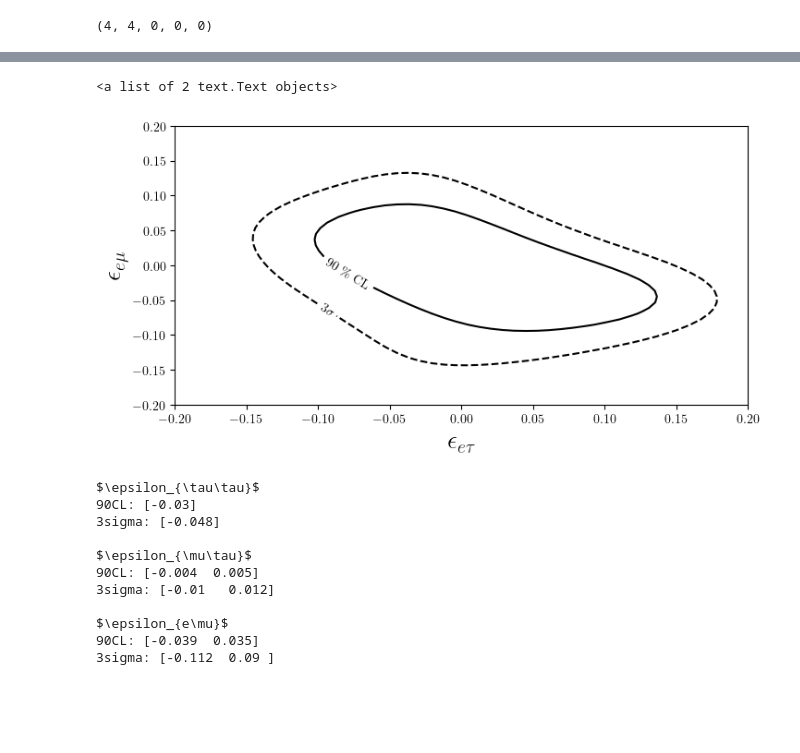
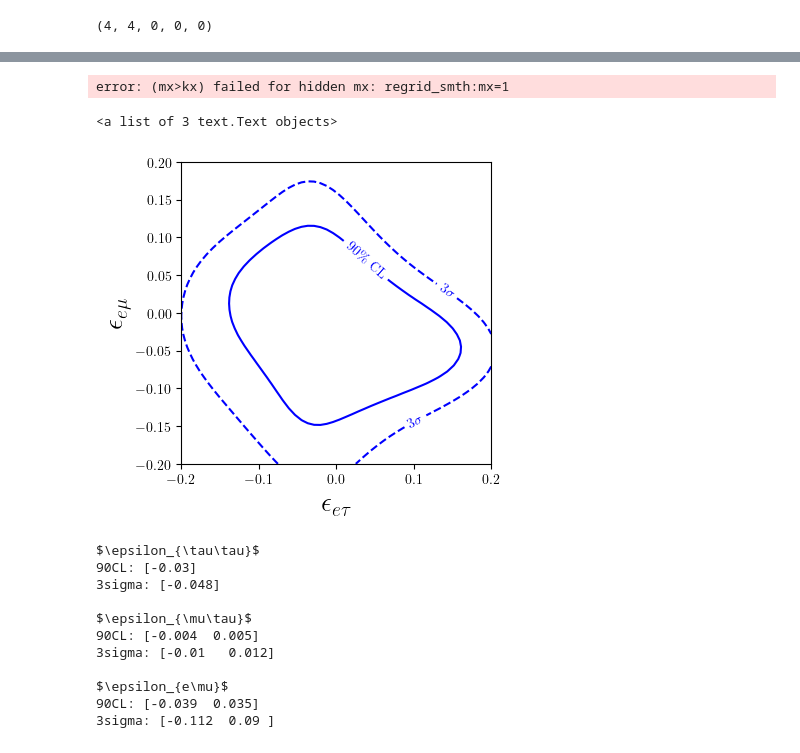
Before and after one commit to Sjoeborg/thesis, a Jupyter notebook: notebooks/PINGU/analysis.ipynb, the cells around one changed output, grey strips where cells are left out. Cells and saved outputs as stored; diff of their text form; code cells hidden in the pictures; blank space fills up the shorter version.

```diff
--- a/notebooks/PINGU/analysis.ipynb
+++ b/notebooks/PINGU/analysis.ipynb
@@ -71,7 +67,7 @@ H0 = pickle.load(open(f'./pre_computed/H0_{ordering}_PINGU.p','rb'))*livetime
 # %%
 sigma_a = 0.25
 sigma_b = 0.04
-f = 0#.05
+f = 0.05
 chisq,  best_fit_index = get_deltachi([H for H in H1],H0,0,[sigma_a,sigma_b],f,x0=[1,0])
 
 reshaped_chisq = chisq.reshape(len(eet_range),
@@ -124,32 +108,48 @@ ax.legend()
+# %%
+from scipy.interpolate import RectBivariateSpline
+emt_ett = marginalized_deltachi[:,:,0,0]
+spl = RectBivariateSpline(emt_range,ett_range,emt_ett)
+ett_fine = np.linspace(ett_range.min(),ett_range.max(),50)
+emt_fine = np.linspace(emt_range.min(),emt_range.max(),50)
+y2 = spl(emt_fine, ett_fine)
+fig, ax = plt.subplots(1,1,figsize=(4,4))
+
+im = ax.contour(emt_fine,ett_fine,y2, levels=[chi2.ppf(0.9,2),chi2.ppf(0.9973,2)],colors=['b','b'], linestyles = ['solid','dashed'])
+ax.set_xlabel(r'$\epsilon_{\mu\tau}$', fontsize=20)
+ax.set_ylabel(r'$\epsilon_{\tau\tau}$', fontsize=20)
+
+
+fmt_noerr = {}
+strs = ['90\% CL', r'$3\sigma$']
+for l, s in zip(im.levels, strs):
+    fmt_noerr[l] = s
+ax.clabel(im, im.levels, inline=True, fmt=fmt_noerr, fontsize=10)
+save(fig, 'PINGU_emt_ett')
+# %% [output]
+error: (mx>kx) failed for hidden mx: regrid_smth:mx=1
 # %%
 from scipy.interpolate import RectBivariateSpline
-eet_eem = marginalized_deltachi[best_dm31_index, best_th23_index,:,:]
+eet_eem = marginalized_deltachi[0,0,:,:]
 spl = RectBivariateSpline(eet_range,eem_range,eet_eem)
-x2 = np.linspace(-2e-1,2e-1,50)
-y2 = spl(x2, x2)
-fig, ax = plt.subplots(1,1,figsize=(8,4))
+eet_fine = np.linspace(eet_range.min(),eet_range.max(),50)
+eem_fine = np.linspace(eem_range.min(),eem_range.max(),50)
+y2 = spl(eet_fine, eem_fine)
+fig, ax = plt.subplots(1,1,figsize=(4,4))
 
-im = ax.contour(x2,x2,y2, levels=[chi2.ppf(0.9,2),chi2.ppf(0.9973,2)],colors=['k','k'], linestyles = ['solid','dashed'])
-#ax.contour(x2,x2,y2, levels=[chi2.ppf(0.9973,2)])
+im = ax.contour(eet_fine,eem_fine,y2, levels=[chi2.ppf(0.9,2),chi2.ppf(0.9973,2)],colors=['b','b'], linestyles = ['solid','dashed'])
 ax.set_xlabel(r'$\epsilon_{e\tau}$', fontsize=20)
 ax.set_ylabel(r'$\epsilon_{e\mu}$', fontsize=20)
 
 
 fmt_noerr = {}
 strs = ['90\% CL', r'$3\sigma$']
 for l, s in zip(im.levels, strs):
     fmt_noerr[l] = s
-'''
-fmt_fiverr = {}
-strs = ['f=5 \%']
-for l, s in zip(five_err.levels, strs):
-    fmt_fiverr[l] = s
-'''
 ax.clabel(im, im.levels, inline=True, fmt=fmt_noerr, fontsize=10)
-#ax.clabel(five_err, five_err.levels, inline=True, fmt=fmt_fiverr, fontsize=10)
+#save(fig, 'PINGU_eet_eem')
 # %% [output]
-<a list of 2 text.Text objects>
+<a list of 3 text.Text objects>
-[figure, old version]
+[figure, new version]
 # %%
 marginalized_arrays_NO=[]
 marginalized_arrays_IO=[]
```
Also changed, not shown: parts of 11 cells of this notebook, 9 other files.
